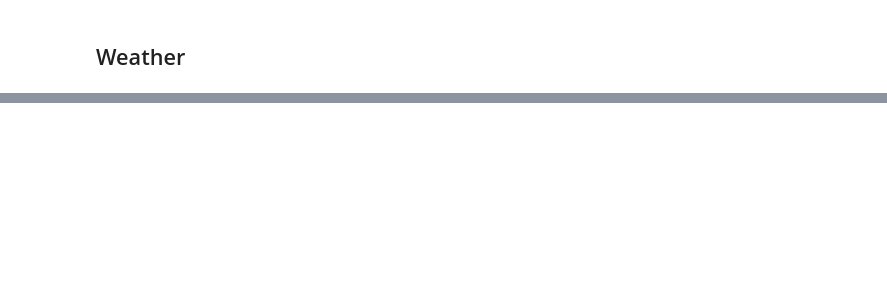
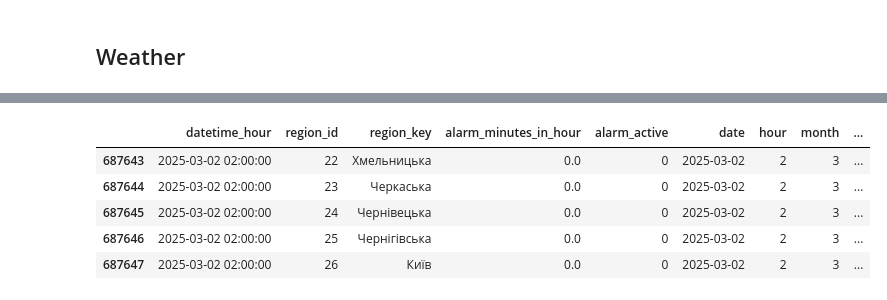
Before and after one commit to khorunzhaviktoriia/war-events-predictor-saas, a Jupyter notebook: forecasting/eda_nlp_preparation.ipynb, the cells around one changed output, grey strips where cells are left out. Cells and saved outputs as stored; diff of their text form; code cells hidden in the pictures; blank space fills up the shorter version.

Commit message:
trim date range to alarm data

```diff
--- a/forecasting/eda_nlp_preparation.ipynb
+++ b/forecasting/eda_nlp_preparation.ipynb
@@ -1939,9 +2021,12 @@ print(df_alarm_hourly[["region_id", "region_key"]].drop_duplicates())
 # %%
-all_hours = pd.date_range(
-    df_weather["datetime_hour"].min(),
+start_dt = pd.Timestamp("2022-02-24 00:00:00")
+
+end_dt = min(
     df_weather["datetime_hour"].max(),
-    freq="h"
+    df_alarm_hourly["datetime_hour"].max()
 )
+
+all_hours = pd.date_range(start_dt, end_dt, freq="h")
 
 regions_dim = (
     df_regions[["region_id", "region"]]
@@ -2099 +2253,10 @@ df_alarm_hourly_full.head()
+# %%
+df_alarm_hourly_full.tail()
+# %% [output]
+|  | datetime_hour | region_id | region_key | alarm_minutes_in_hour | alarm_active | date | hour | month | ... |
+| 687643 | 2025-03-02 02:00:00 | 22 | Хмельницька | 0.0 | 0 | 2025-03-02 | 2 | 3 | ... |
+| 687644 | 2025-03-02 02:00:00 | 23 | Черкаська | 0.0 | 0 | 2025-03-02 | 2 | 3 | ... |
+| 687645 | 2025-03-02 02:00:00 | 24 | Чернівецька | 0.0 | 0 | 2025-03-02 | 2 | 3 | ... |
+| 687646 | 2025-03-02 02:00:00 | 25 | Чернігівська | 0.0 | 0 | 2025-03-02 | 2 | 3 | ... |
+| 687647 | 2025-03-02 02:00:00 | 26 | Київ | 0.0 | 0 | 2025-03-02 | 2 | 3 | ... |
 # %%
```
Also changed, not shown: parts of 36 cells of this notebook.
